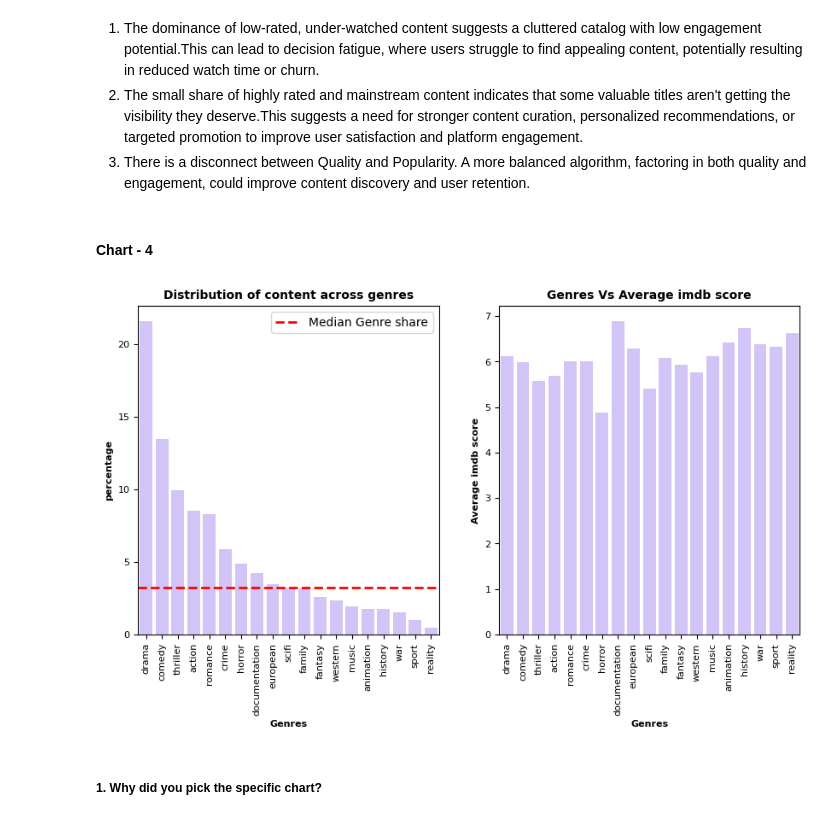
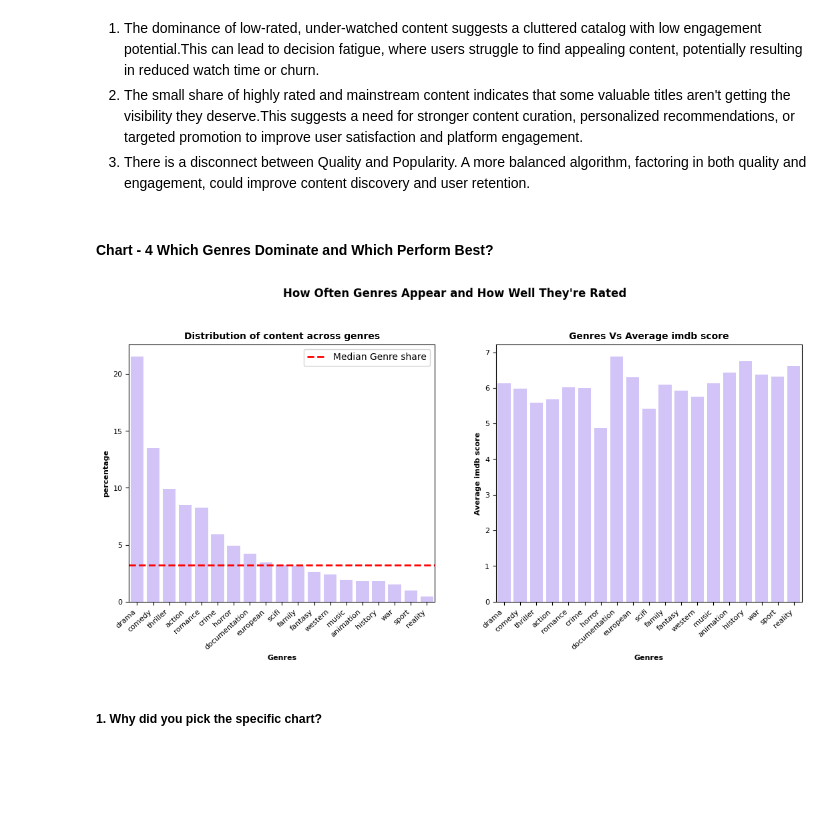
Before and after one commit to Giraj12/EDA--Capstone-Project, a Jupyter notebook: Amazon_Shows_EDA_.ipynb, the cells around one changed output. Cells and saved outputs as stored; diff of their text form; code cells hidden in the pictures; blank space fills up the shorter version.

```diff
--- a/Amazon_Shows_EDA_.ipynb
+++ b/Amazon_Shows_EDA_.ipynb
@@ -1043,39 +1093,50 @@ Are there any insights that lead to negative growth? Justify with specific reaso
 2. The small share of highly rated and mainstream content indicates that some valuable titles aren't getting the visibility they deserve.This suggests a need for stronger content curation, personalized recommendations, or targeted promotion to improve user satisfaction and platform engagement.
 3. There is a disconnect between  Quality and Popularity. A more balanced algorithm, factoring in both quality and engagement, could improve content discovery and user retention.
 # %% [markdown]
-#### Chart - 4
+#### Chart - 4 Which Genres Dominate and Which Perform Best?
 # %%
 # Chart - 4 visualization code
 
-fig,ax=plt.subplots(1,2, figsize=(10,5))
+fig,ax=plt.subplots(1,2, figsize=(13,5), gridspec_kw={'wspace': 0.2})
 # distibution of content by genres
 genre_count=df.groupby("genres")['id'].nunique()
 genre_percent=(genre_count/genre_count.sum())*100
 genre_percent=genre_percent.reset_index().sort_values(by='id', ascending=False)
 sns.barplot(data=genre_percent, x='genres', y='id', ax=ax[0], color=sns.color_palette("pastel")[4])
 ax[0].set_title('Distribution of content across genres', fontdict={'fontsize': 10, 'fontweight': 'bold'})
 ax[0].set_xlabel('Genres', fontdict={'fontsize': 8, 'fontweight': 'bold'})
 ax[0].set_ylabel('percentage', fontdict={'fontsize': 8, 'fontweight': 'bold'})
 ax[0].axhline(y= genre_percent['id'].median(), color='red', linestyle='--', linewidth=2, label='Median Genre share')
 ax[0].legend(loc='upper right')
-ax[0].tick_params(axis='x', labelsize=8, rotation=90)
+ax[0].tick_params(axis='x', labelsize=8, rotation=42)
 ax[0].tick_params(axis='y', labelsize=8)
+ax[0].set_xticklabels(labels=genre_percent['genres'], ha='right')
 
 
 # genre vs avg imdb_score
 # In my df if i directly group by genre then there might be a case where multiple rows refers to same movie.
 # So in order to calculate correct avg_imdb_rating we need to drop duplicate rows with subset=(id,genre) so that each movie is counted once for calculating average.
 genre_df=df.drop_duplicates(subset=['id', 'genres'])
 genre_df=genre_df.groupby('genres')['imdb_score'].mean().reset_index()
 genre_order=genre_percent['genres'].tolist() # to maintain same order of genres in both the bar plots.
 sns.barplot(data=genre_df, x='genres', y='imdb_score', ax=ax[1], order=genre_order, color=sns.color_palette("pastel")[4])
 ax[1].set_title('Genres Vs Average imdb score', fontdict={'fontsize': 10, 'fontweight': 'bold'})
 ax[1].set_xlabel('Genres', fontdict={'fontsize': 8, 'fontweight': 'bold'})
 ax[1].set_ylabel('Average imdb score', fontdict={'fontsize': 8, 'fontweight': 'bold'})
-ax[1].tick_params(axis='x', labelsize=8, rotation=90)
+ax[1].tick_params(axis='x', labelsize=8, rotation=42)
 ax[1].tick_params(axis='y', labelsize=8)
+ax[1].set_xticklabels(labels=genre_percent['genres'], ha='right')
+
+plt.suptitle("How Often Genres Appear and How Well They're Rated",
+             fontsize=12, fontweight='bold', y=1.05)
+
+
+
+
+plt.tight_layout()
+plt.show()
 # %% [output]
-[figure, old version]
+[figure, new version]
 # %% [markdown]
 ##### 1. Why did you pick the specific chart?
 # %% [markdown]
```
Also changed, not shown: parts of 85 cells of this notebook.
